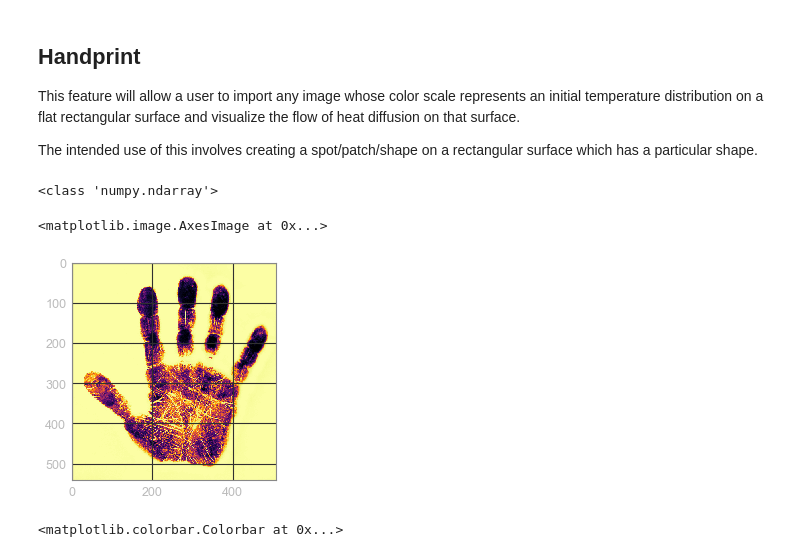
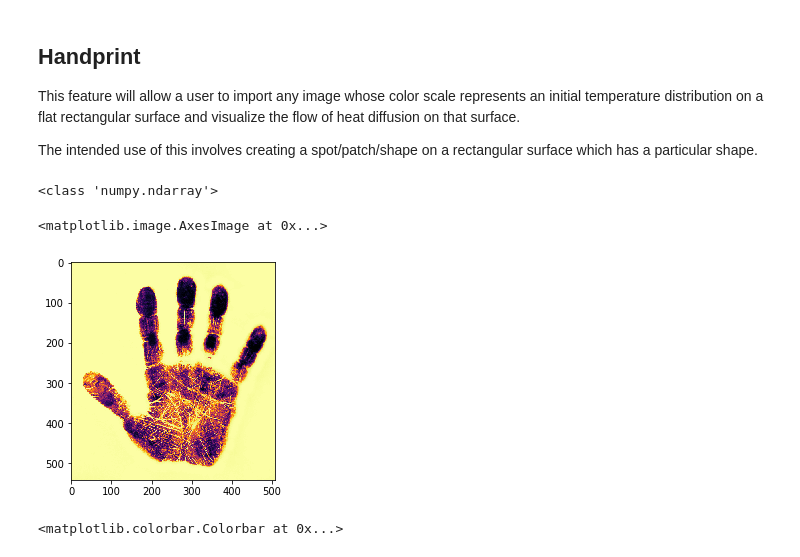
Before and after one commit to anhnguyendepocen/py-optimization, a Jupyter notebook: 10 - Component-based OO Design vs. Traditional OO Design.ipynb, the cells around one changed output. Saved outputs shown, nothing was run; the diff lists cells and outputs as text; code cells hidden in the pictures.

```diff
--- a/10 - Component-based OO Design vs. Traditional OO Design.ipynb
+++ b/10 - Component-based OO Design vs. Traditional OO Design.ipynb
@@ -1214,24 +1214,24 @@ The intended use of this involves creating a spot/patch/shape on a rectangular s
 # %%
 from skimage import io
 from skimage.transform import rescale, resize, downscale_local_mean
 from skimage.color import rgb2gray
 
 import matplotlib.pyplot as plt
-from jupyterthemes import jtplot
-jtplot.style()
+#from jupyterthemes import jtplot
+#jtplot.style()
 %matplotlib inline
 
 import numpy as np
 
 image = rescale(rgb2gray(io.imread('handprint.jpg')), 1.0 / 2.0,
                 mode='constant')
 
 print(type(image))
 plt.imshow(image, cmap='inferno')
 # %% [output]
 <class 'numpy.ndarray'>
 <matplotlib.image.AxesImage at 0x...>
-[figure, old version]
+[figure, new version]
 # %%
 for i in range(len(image)):
     for j in range(len(image[0])):
```
Also changed, not shown: parts of 4 cells of this notebook, 8 other files.
